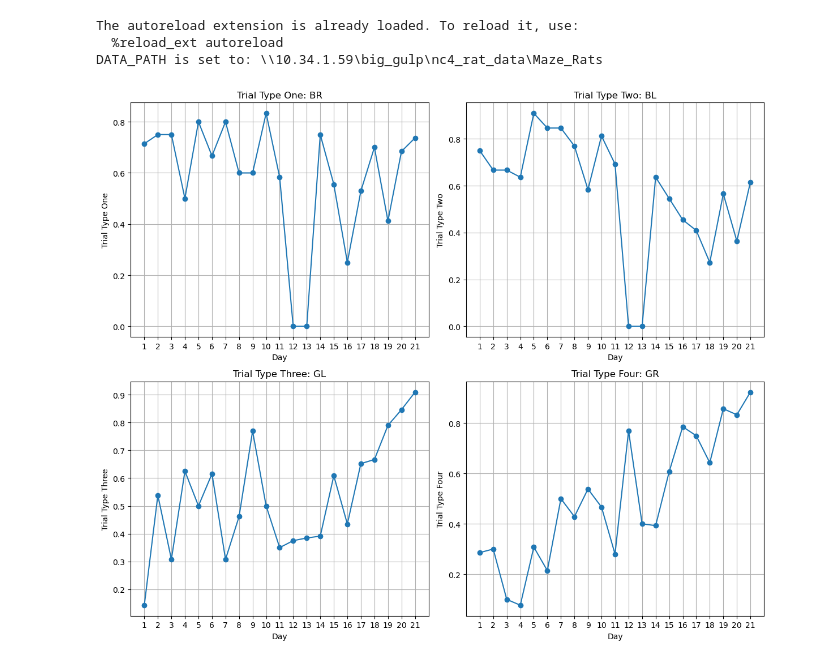
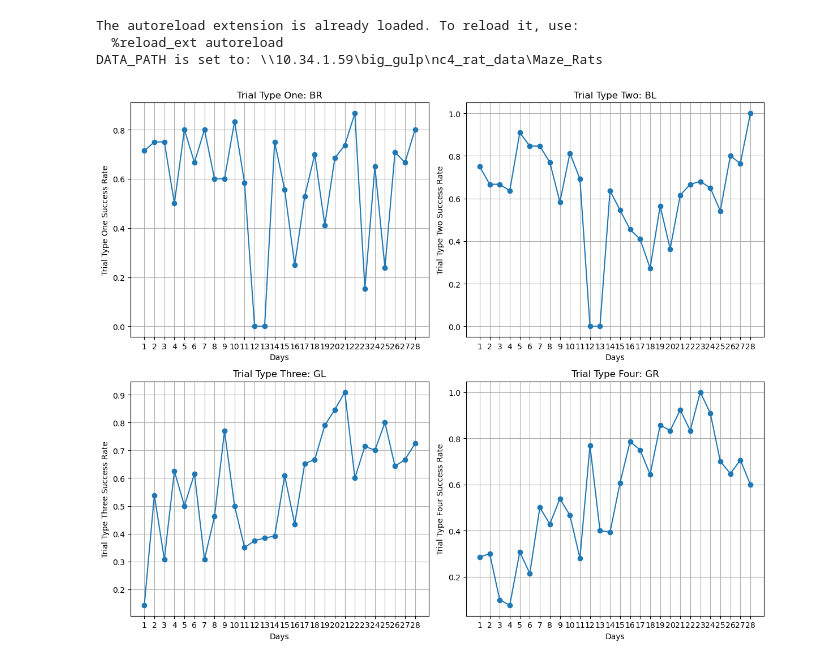
Before and after one commit to NC4Lab/omniroute_ubuntu_ws, a Jupyter notebook: src/omniroute_operation/src/single_T_maze/Behavioral_Data_Analysis/plots.ipynb, the cells around one changed output. Saved outputs shown, nothing was run; the diff lists cells and outputs as text; code cells hidden in the pictures.

```diff
--- a/src/omniroute_operation/src/single_T_maze/Behavioral_Data_Analysis/plots.ipynb
+++ b/src/omniroute_operation/src/single_T_maze/Behavioral_Data_Analysis/plots.ipynb
@@ -25,7 +25,7 @@ os.environ['DATA_PATH'] = data_path
 print(f"DATA_PATH is set to: {os.environ['DATA_PATH']}")
 
 rat_number = 8
-date = '241122'
+date = '241202'
 
 if isinstance(rat_number, str):
     rat = int(rat_number)
@@ -51,16 +51,7 @@ def get_previous_folders(rat, date, path=os.environ['DATA_PATH']):
 
     # Get list of all folders
     all_folders = sorted([folder for folder in os.listdir(anim_folder) if folder.isdigit()])
-
-    # Find index of current_date folder
-    try:
-        current_index = all_folders.index(date)
-    except ValueError:
-        raise ValueError(f"The given date {date} does not exist in the folder list.")
-
-    # Get the previous three folders including the current one
-    start_index = max(current_index - 20, 0)
-    return all_folders[start_index:current_index+1]
+    return all_folders
 
 
 def calculate_success_rate(rat, date, path=os.environ['DATA_PATH']):
@@ -106,7 +97,7 @@ def calculate_success_rate(rat, date, path=os.environ['DATA_PATH']):
     print(f"Summary saved to {output_csv_path}")
 
 
-calculate_success_rate(9, '241122')
+calculate_success_rate(8, '241202')
 
 # Load the CSV file into a DataFrame  # Replace with the path to your CSV file
 df = pd.read_csv(success_over_days_path)
@@ -114,33 +105,33 @@ df = pd.read_csv(success_over_days_path)
 # Create a figure and a grid of 2x2 subplots
 fig, axs = plt.subplots(2, 2, figsize=(12, 10))
 
 # Plot data for each Trial Type
 trial_types = ['Trial Type One', 'Trial Type Two', 'Trial Type Three', 'Trial Type Four']
 titles = ['Trial Type One: BR', 'Trial Type Two: BL', 'Trial Type Three: GL', 'Trial Type Four: GR']
 day_values = df['Day']
 
 # Iterate over the subplots and plot each Trial Type
 for i, ax in enumerate(axs.flatten()):
     ax.plot(day_values, df[trial_types[i]], marker='o')
     ax.set_title(titles[i])
-    ax.set_xlabel('Day')
-    ax.set_ylabel(trial_types[i])
+    ax.set_xlabel('Days')
+    ax.set_ylabel(trial_types[i]+f' Success Rate')
     ax.grid(True)
 
     ax.set_xticks(day_values)
     ax.set_xticklabels(day_values)
 
 # Adjust layout to avoid overlap
 plt.tight_layout()
 
 file_name = 'Success_Over_Days.png'
 save_path = os.path.join(save_plots_dir, file_name)
 
 # Save the plot to the defined path
 plt.savefig(save_path)
 plt.show()
 # %% [output]
 The autoreload extension is already loaded. To reload it, use:
   %reload_ext autoreload
 DATA_PATH is set to: \\10.34.1.59\big_gulp\nc4_rat_data\Maze_Rats
-[figure, old version]
+[figure, new version]
```
Also changed, not shown: 2 other files.
